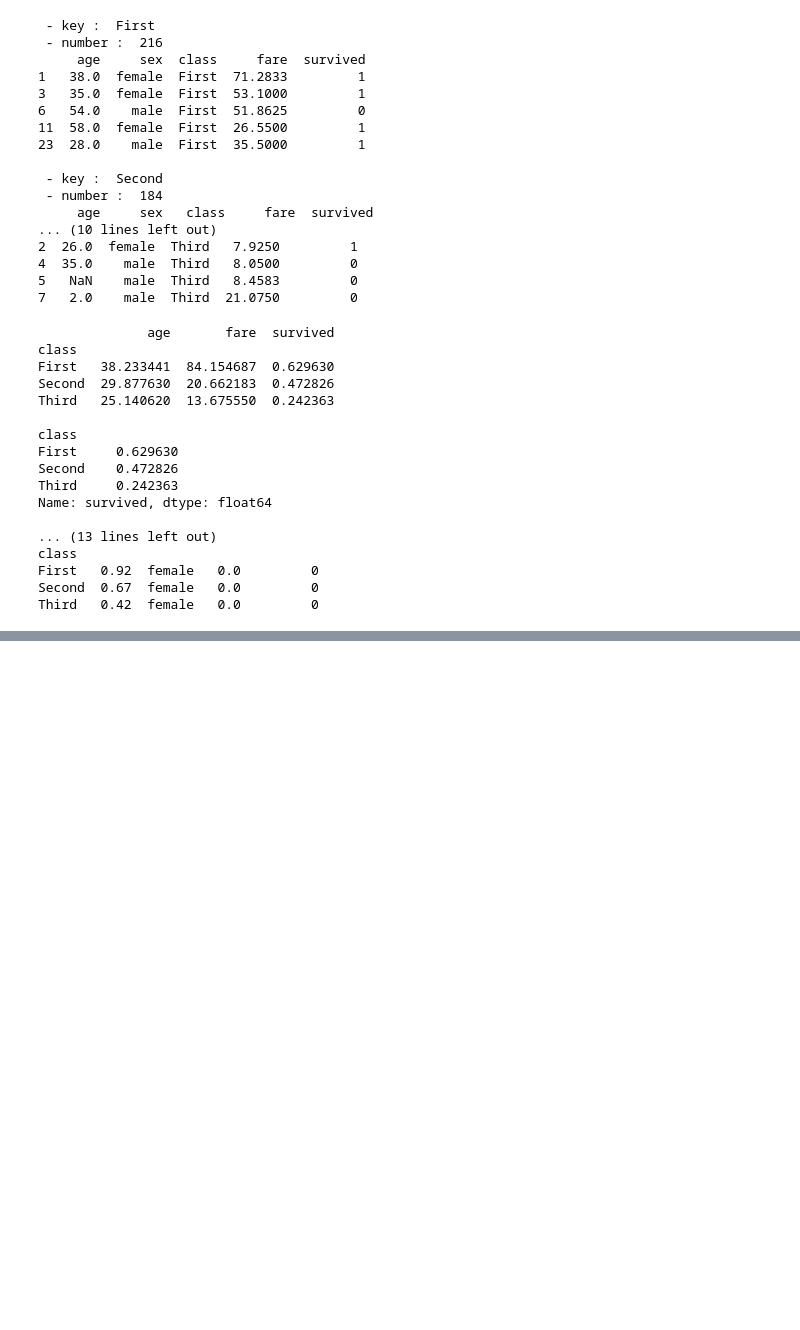
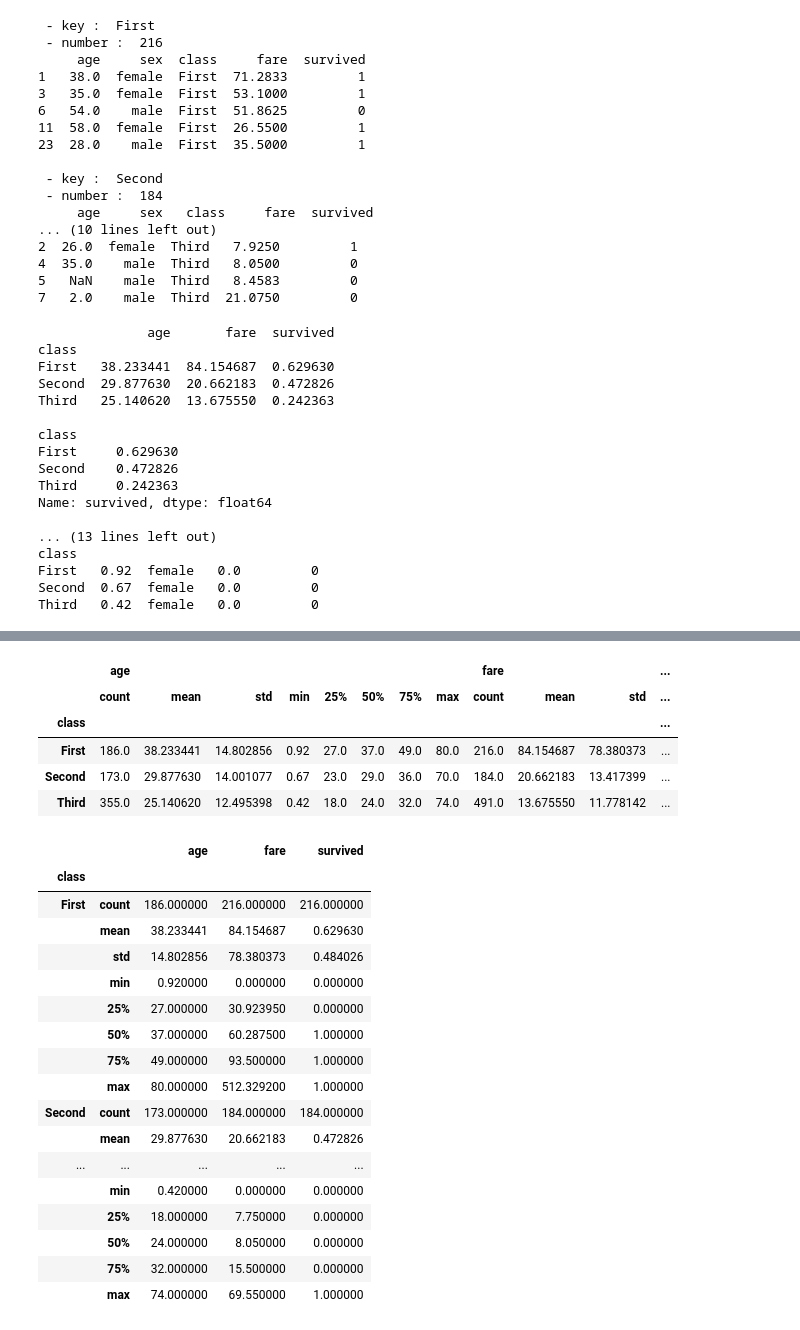
Before and after one commit to ezerwi/python-lecture, a Jupyter notebook: Lecture53_[Mar23]_Python_Basic(12).ipynb, the cells around one changed output, grey strips where cells are left out. Saved outputs shown, nothing was run; the diff lists cells and outputs as text; code cells hidden in the pictures; blank space fills up the shorter version.

```diff
--- a/Lecture53_[Mar23]_Python_Basic(12).ipynb
+++ b/Lecture53_[Mar23]_Python_Basic(12).ipynb
@@ -247,0 +544,31 @@ Third   0.42  female   0.0         0
+# %%
+# titanic = sns.load_dataset('titanic')
+group = sns.load_dataset('titanic').loc[:,['age','sex','class','fare','survived']].groupby(['class'])
+display (group.describe())
+print ()
+display (group.apply(lambda x : x.describe()))
+# %% [output]
+|  | age |  |  |  |  |  |  |  | fare |  |  | ... |
+|  | count | mean | std | min | 25% | 50% | 75% | max | count | mean | std | ... |
+| class |  |  |  |  |  |  |  |  |  |  |  | ... |
+| First | 186.0 | 38.233441 | 14.802856 | 0.92 | 27.0 | 37.0 | 49.0 | 80.0 | 216.0 | 84.154687 | 78.380373 | ... |
+| Second | 173.0 | 29.877630 | 14.001077 | 0.67 | 23.0 | 29.0 | 36.0 | 70.0 | 184.0 | 20.662183 | 13.417399 | ... |
+| Third | 355.0 | 25.140620 | 12.495398 | 0.42 | 18.0 | 24.0 | 32.0 | 74.0 | 491.0 | 13.675550 | 11.778142 | ... |
+|  |  | age | fare | survived |
+| class |  |  |  |  |
+| First | count | 186.000000 | 216.000000 | 216.000000 |
+|  | mean | 38.233441 | 84.154687 | 0.629630 |
+|  | std | 14.802856 | 78.380373 | 0.484026 |
+|  | min | 0.920000 | 0.000000 | 0.000000 |
+|  | 25% | 27.000000 | 30.923950 | 0.000000 |
+|  | 50% | 37.000000 | 60.287500 | 1.000000 |
+|  | 75% | 49.000000 | 93.500000 | 1.000000 |
+|  | max | 80.000000 | 512.329200 | 1.000000 |
+| Second | count | 173.000000 | 184.000000 | 184.000000 |
+|  | mean | 29.877630 | 20.662183 | 0.472826 |
+| ... | ... | ... | ... | ... |
+|  | min | 0.420000 | 0.000000 | 0.000000 |
+|  | 25% | 18.000000 | 7.750000 | 0.000000 |
+|  | 50% | 24.000000 | 8.050000 | 0.000000 |
+|  | 75% | 32.000000 | 15.500000 | 0.000000 |
+|  | max | 74.000000 | 69.550000 | 1.000000 |
```
Also changed, not shown: parts of 22 cells of this notebook.
